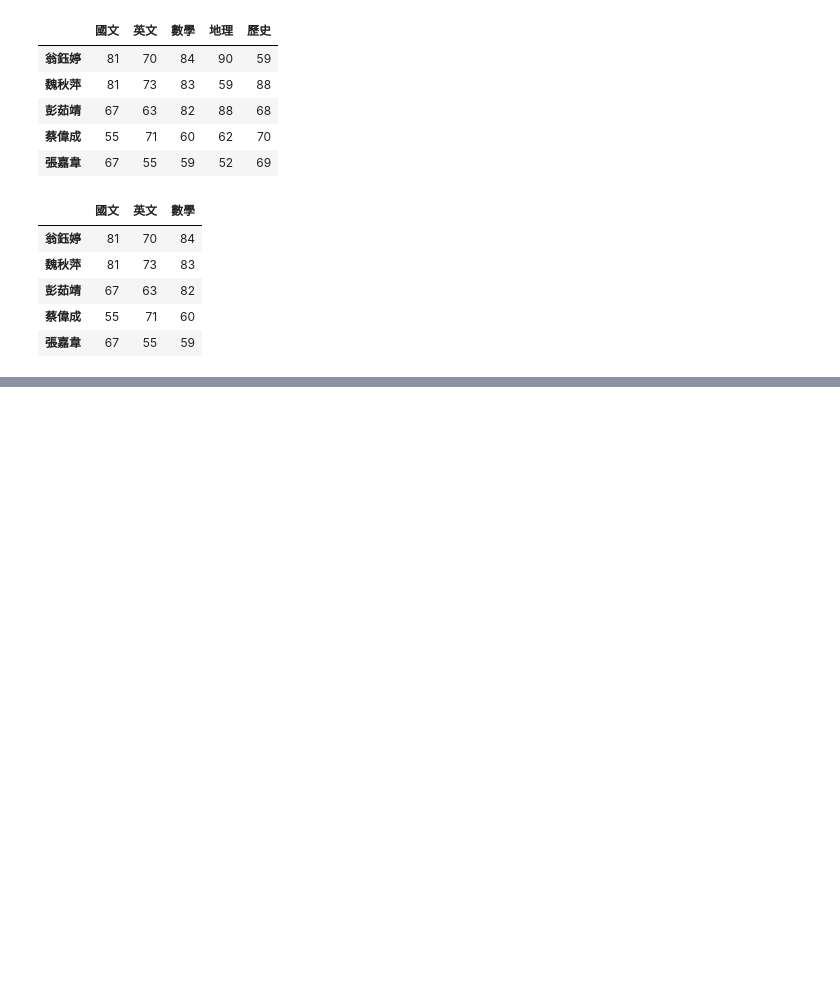
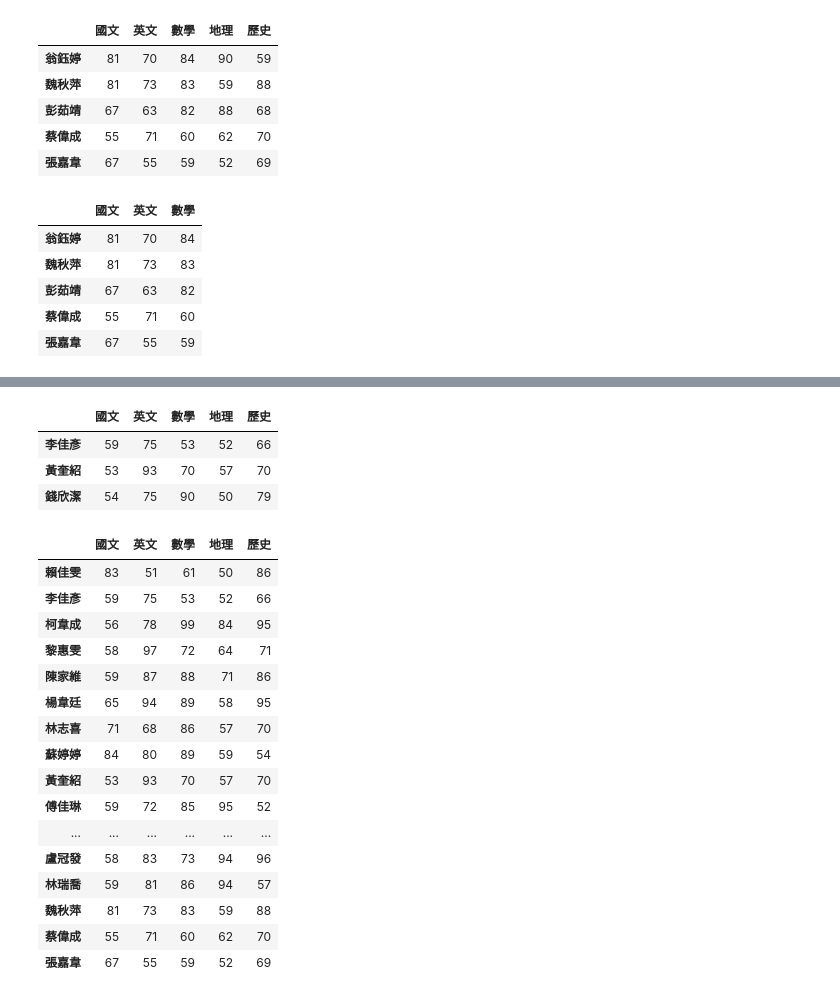
Before and after one commit to roberthsu2003/__2024_07_01_Shilin_python__, a Jupyter notebook: lesson17/lesson17_1.ipynb, the cells around one changed output, grey strips where cells are left out. Drawn from its saved outputs; the diff is of its cells as text; code cells hidden in the pictures; blank space fills up the shorter version.

```diff
--- a/lesson17/lesson17_1.ipynb
+++ b/lesson17/lesson17_1.ipynb
@@ -86,0 +121,29 @@ student_df.iloc[-5:,:3]
+# %%
+#地理和國文同時不及格的
+student_df[(student_df['地理'] < 60) & (student_df['國文'] < 60)]
+# %% [output]
+|  | 國文 | 英文 | 數學 | 地理 | 歷史 |
+| 李佳彥 | 59 | 75 | 53 | 52 | 66 |
+| 黃奎紹 | 53 | 93 | 70 | 57 | 70 |
+| 錢欣潔 | 54 | 75 | 90 | 50 | 79 |
+# %%
+#地理和國文同時不及格的
+student_df[(student_df['地理'] < 60) | (student_df['國文'] < 60)]
+# %% [output]
+|  | 國文 | 英文 | 數學 | 地理 | 歷史 |
+| 賴佳雯 | 83 | 51 | 61 | 50 | 86 |
+| 李佳彥 | 59 | 75 | 53 | 52 | 66 |
+| 柯韋成 | 56 | 78 | 99 | 84 | 95 |
+| 黎惠雯 | 58 | 97 | 72 | 64 | 71 |
+| 陳家維 | 59 | 87 | 88 | 71 | 86 |
+| 楊韋廷 | 65 | 94 | 89 | 58 | 95 |
+| 林志喜 | 71 | 68 | 86 | 57 | 70 |
+| 蘇婷婷 | 84 | 80 | 89 | 59 | 54 |
+| 黃奎紹 | 53 | 93 | 70 | 57 | 70 |
+| 傅佳琳 | 59 | 72 | 85 | 95 | 52 |
+| ... | ... | ... | ... | ... | ... |
+| 盧冠發 | 58 | 83 | 73 | 94 | 96 |
+| 林瑞喬 | 59 | 81 | 86 | 94 | 57 |
+| 魏秋萍 | 81 | 73 | 83 | 59 | 88 |
+| 蔡偉成 | 55 | 71 | 60 | 62 | 70 |
+| 張嘉韋 | 67 | 55 | 59 | 52 | 69 |
```
Also changed, not shown: parts of 3 cells of this notebook.
